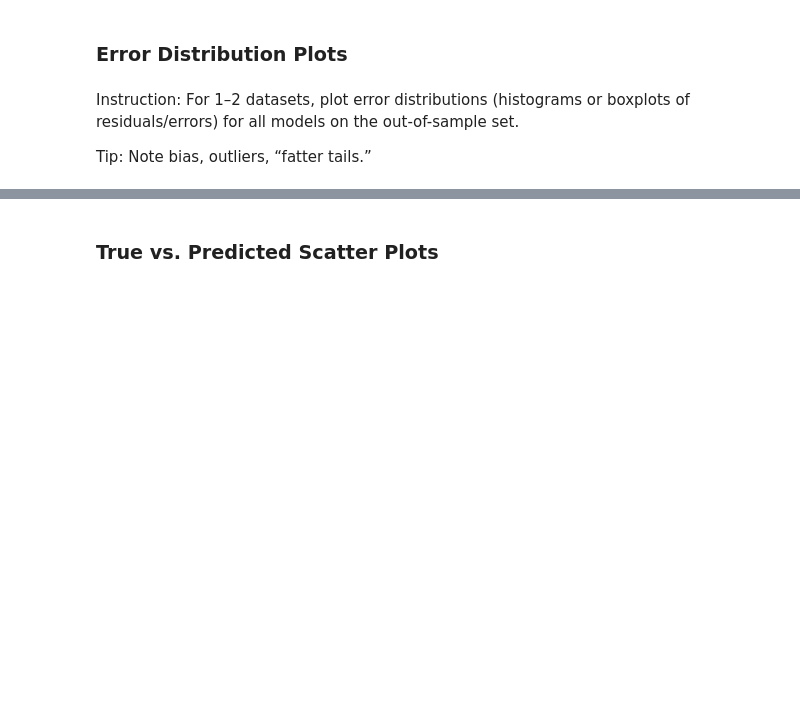
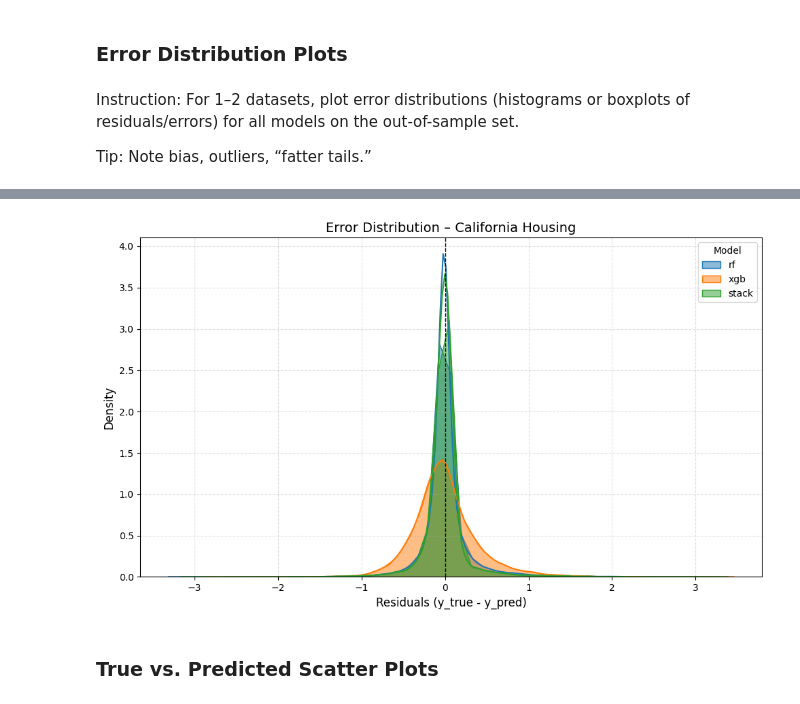
Before and after one commit to szm4c/bagging-boosting-stacking-study, a Jupyter notebook: notebooks/ensemble_comparison/ensemble_comparison.ipynb, the cells around one changed output, grey strips where cells are left out. Cells and saved outputs as stored; diff of their text form; code cells hidden in the pictures; blank space fills up the shorter version.

```diff
--- a/notebooks/ensemble_comparison/ensemble_comparison.ipynb
+++ b/notebooks/ensemble_comparison/ensemble_comparison.ipynb
@@ -230,3 +304,21 @@ Tip: Note bias, outliers, “fatter tails.”
+# %%
+# 3. Histogram rozkładu błędów
+plt.figure(figsize=(10, 6))
+
+# iteracja po modelach i ich resztach
+for model_name, res in residuals.items():
+    sns.histplot(res, label=model_name, kde=True, stat="density", bins=50, element="poly", alpha=0.5)
+
+plt.title("Error Distribution – California Housing", fontsize=14)
+plt.xlabel("Residuals (y_true - y_pred)", fontsize=12)
+plt.ylabel("Density", fontsize=12)
+plt.axvline(0, color="black", linestyle="--", linewidth=1)
+plt.legend(title="Model")
+plt.grid(True, linestyle="--", alpha=0.4)
+plt.tight_layout()
+plt.show()
+# %% [output]
+[figure, added]
 # %% [markdown]
 ### True vs. Predicted Scatter Plots
 # %% [markdown]
```
Also changed, not shown: parts of 7 cells of this notebook.
